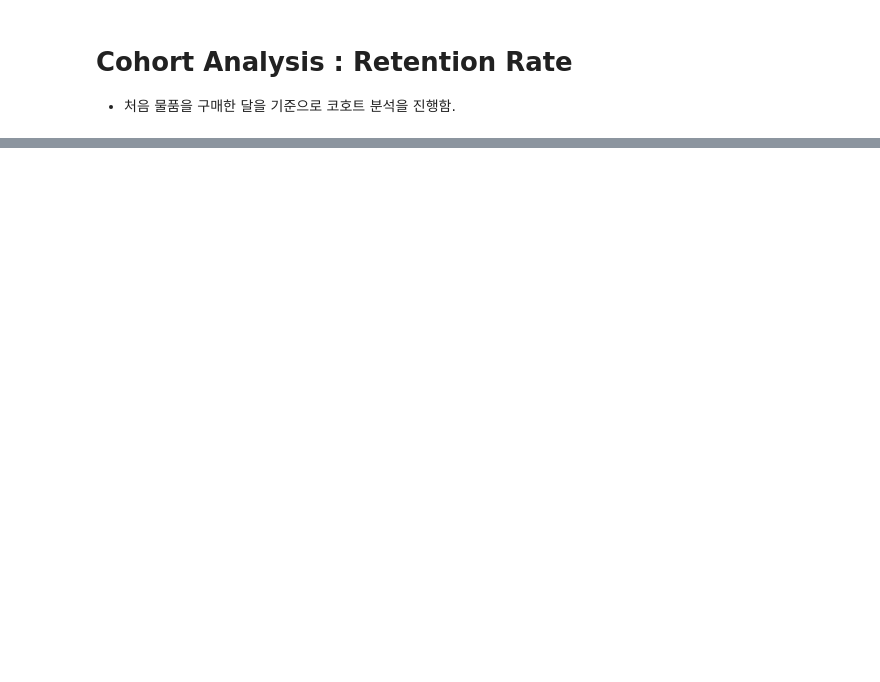
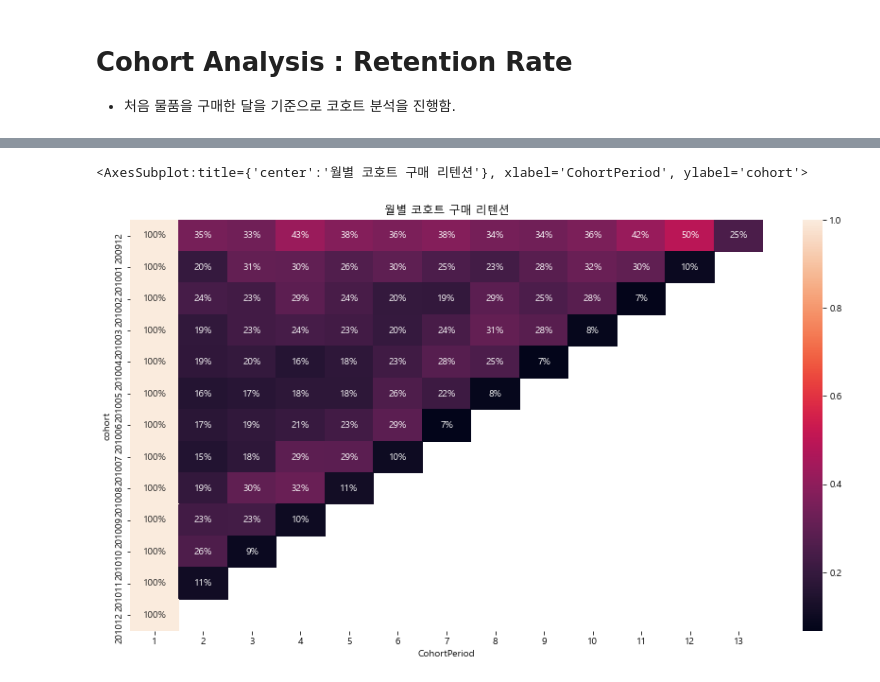
Before and after one commit to king-rabbit/online_retail_analysis, a Jupyter notebook: cohort_analysis.ipynb, the cells around one changed output, grey strips where cells are left out. Cells and saved outputs as stored; diff of their text form; code cells hidden in the pictures; blank space fills up the shorter version.

Commit message:
cohort analysis

```diff
--- a/cohort_analysis.ipynb
+++ b/cohort_analysis.ipynb
@@ -110,0 +77,13 @@ cohort_stat
+# %%
+def cohort_period(df):
+
+    df['CohortPeriod'] = np.arange(len(df)) + 1
+    return df
+
+cohort_stat = cohort_stat.groupby(by='cohort').apply(cohort_period)
+# %%
+cohort_stat.set_index(['cohort', 'CohortPeriod'], inplace=True)
+# %%
+#코호트 그룹별 최초 유저수 데이터프레임 생성
+cohort_group_size = cohort_stat['customers'].groupby(level=0).first()
+cohort_group_size.head(5)
@@ -110,0 +98,12 @@ cohort_stat
+# %%
+retention = cohort_stat['customers'].unstack(0).divide(cohort_group_size, axis=1)
+# %%
+import seaborn as sns
+
+plt.figure(figsize=(15,8))
+plt.title('월별 코호트 구매 리텐션')
+plt.rc('font', family='Malgun Gothic') #한글 폰트 설정
+sns.heatmap(retention.T, mask=retention.T.isnull(), annot=True, fmt='.0%')
+# %% [output]
+<AxesSubplot:title={'center':'월별 코호트 구매 리텐션'}, xlabel='CohortPeriod', ylabel='cohort'>
+[figure, added]
```
Also changed, not shown: parts of 8 cells of this notebook.
